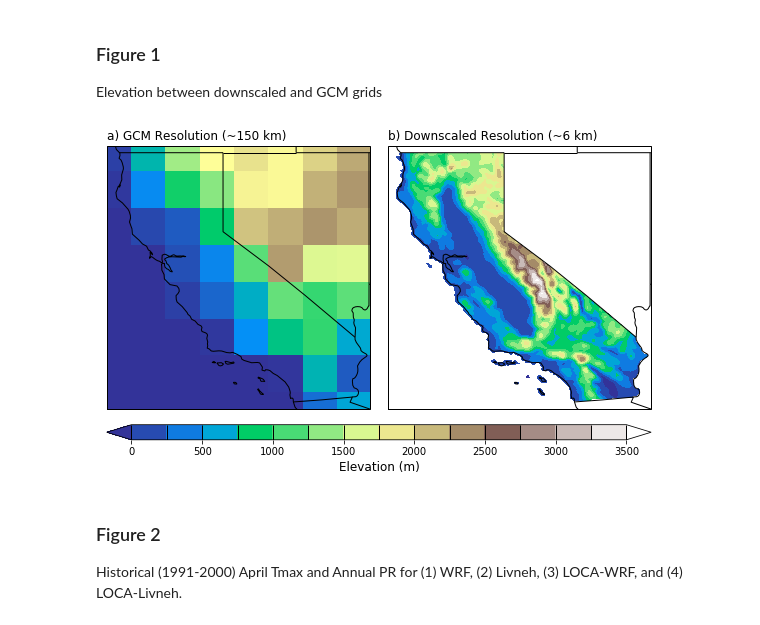
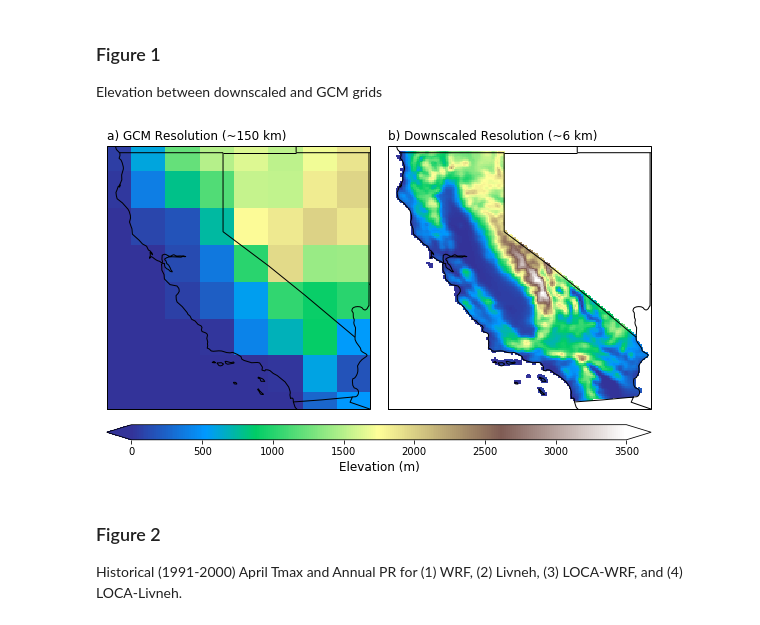
Before and after one commit to neil-berg/doe-downscaling, a Jupyter notebook: paper-figures.ipynb, the cells around one changed output. Saved outputs shown, nothing was run; the diff lists cells and outputs as text; code cells hidden in the pictures.

Commit message:
pcolormesh for Fig 3

```diff
--- a/paper-figures.ipynb
+++ b/paper-figures.ipynb
@@ -60,40 +60,40 @@ ax1.add_feature(states_provinces, edgecolor='black')
 ax1.add_feature(cfeature.BORDERS)
 ax1.set_extent([235.25,246,32.25,42.25])
 plot1 = ax1.pcolormesh(gcm_lon, gcm_lat, gcm_hgt, transform=ccrs.PlateCarree(),
-                       cmap='terrain', vmin=0, vmax=3000)
+                       cmap='terrain', vmin=0, vmax=3500)
 # Obtain the x and y limits to create a sqaure plot
 x0,x1 = ax1.get_xlim()
 y0,y1 = ax1.get_ylim()
 ax1.set_aspect(abs(x1-x0)/abs(y1-y0))
 
 # WRF
 ax2 = fig.add_subplot(1, 2, 2, projection=ccrs.PlateCarree())
 ax2.coastlines('50m')
 ax2.set_title('b) Downscaled Resolution (~6 km)', loc='left', fontsize=12)
 ax2.add_feature(states_provinces, edgecolor='black')
 ax2.add_feature(cfeature.BORDERS)
 ax2.set_extent([235.25,246,32.25,42.25])
-plot2 = ax2.contourf(wrf_lon, wrf_lat, wrf_hgt_ca, plot_ticks,
-                     transform=ccrs.PlateCarree(), cmap='terrain', extend='both')
+plot2 = ax2.pcolormesh(wrf_lon, wrf_lat, wrf_hgt_ca,
+                     transform=ccrs.PlateCarree(), vmin=0, vmax=3500, cmap='terrain')
 ax2.set_aspect(abs(x1-x0)/abs(y1-y0))
 
 fig.tight_layout()
 
 # Obtain axes coordinates for each subplot for colorbar positioning
 ax1_pos = ax1.get_position() # details on ax1_pos.x0, .y0, .x1, .y1, .height .width
 ax2_pos = ax2.get_position()
 
 # Colorbar for all panels
 cbar_height = 0.035
 cbar_ax = fig.add_axes([ax1_pos.x0, ax1_pos.y0+0.1, ax2_pos.x1-ax1_pos.x0, cbar_height]) # bottom left corner x,y, and width, height
-cbar = plt.colorbar(plot2, cax=cbar_ax, orientation='horizontal', drawedges=True, extend='both')
-cbar.dividers.set_edgecolor('black')
-cbar.dividers.set_linewidth(1)
+cbar = plt.colorbar(plot2, cax=cbar_ax, orientation='horizontal', extend='both') # drawedges=True, extend='both')
+# cbar.dividers.set_edgecolor('black')
+# cbar.dividers.set_linewidth(1)
 cbar.set_label('Elevation (m)', fontsize=12)
 
 plt.savefig('/Users/nberg/projects/doe/figures/Figure1.jpeg', dpi=300, bbox_inches='tight')
 # %% [output]
-[figure, old version]
+[figure, new version]
 # %% [markdown]
 ### Figure 2
 
```
Also changed, not shown: parts of 2 cells of this notebook.
